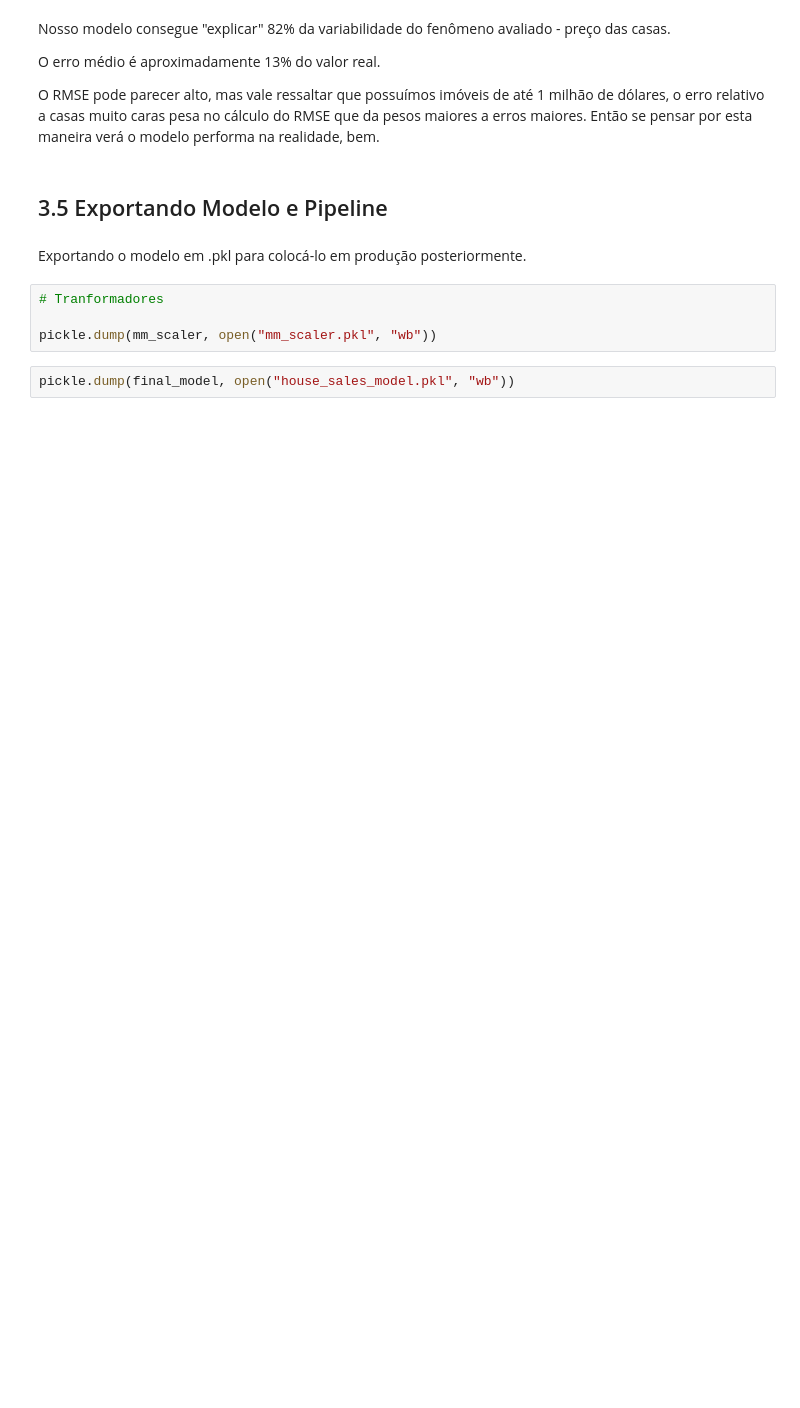
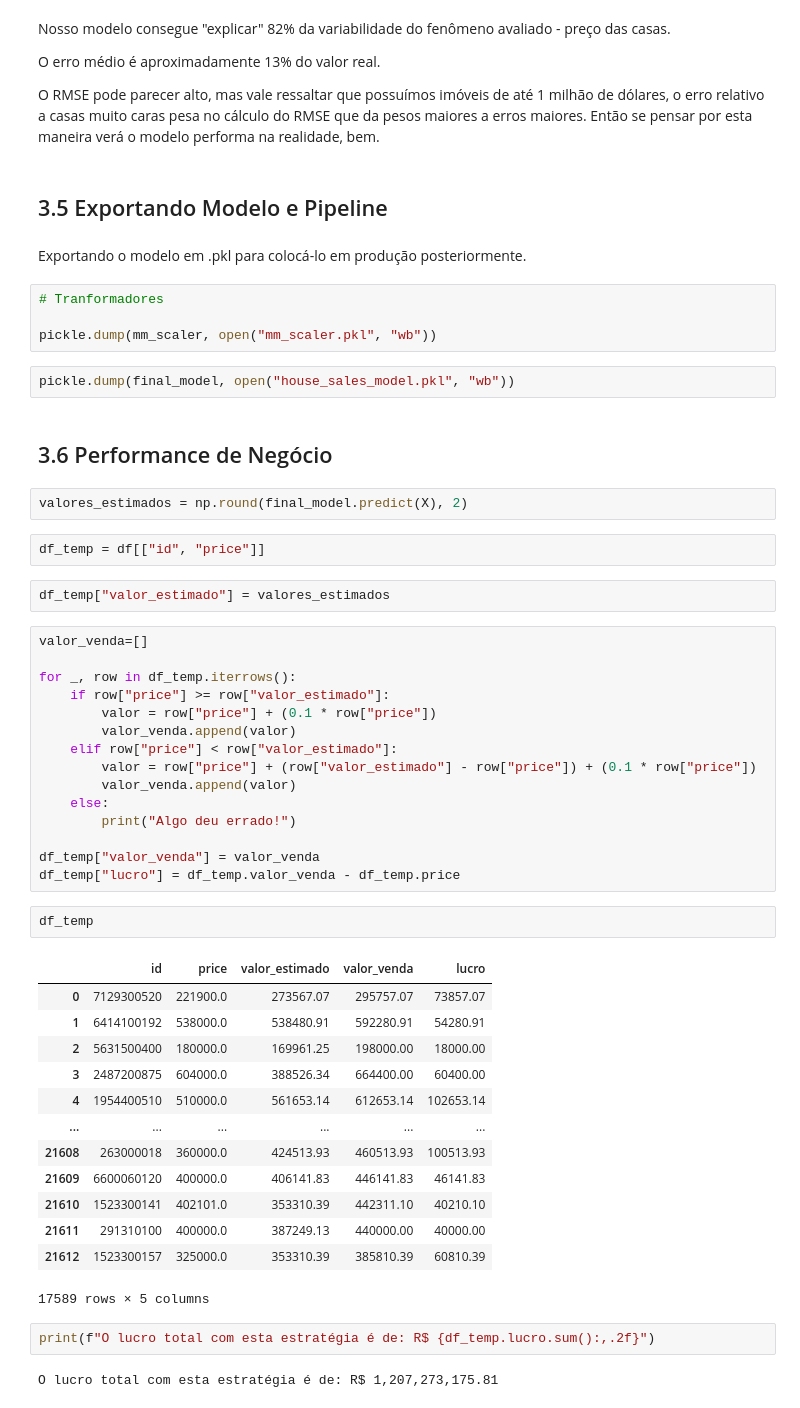
Before and after one commit to leorviana/house_rocket_regression, a Jupyter notebook: house_rocket_regression.ipynb, the cells around one changed output. Cells and saved outputs as stored; diff of their text form; blank space fills up the shorter version.

```diff
--- a/house_rocket_regression.ipynb
+++ b/house_rocket_regression.ipynb
@@ -332,3 +331,46 @@ Exportando o modelo em .pkl para colocá-lo em produção posteriormente.
 pickle.dump(mm_scaler, open("mm_scaler.pkl", "wb"))
 # %%
 pickle.dump(final_model, open("house_sales_model.pkl", "wb"))
+# %% [markdown]
+## 3.6 Performance de Negócio
+# %%
+valores_estimados = np.round(final_model.predict(X), 2)
+# %%
+df_temp = df[["id", "price"]]
+# %%
+df_temp["valor_estimado"] = valores_estimados
+# %%
+valor_venda=[]
+
+for _, row in df_temp.iterrows():
+    if row["price"] >= row["valor_estimado"]:
+        valor = row["price"] + (0.1 * row["price"])
+        valor_venda.append(valor)
+    elif row["price"] < row["valor_estimado"]:
+        valor = row["price"] + (row["valor_estimado"] - row["price"]) + (0.1 * row["price"])
+        valor_venda.append(valor)
+    else:
+        print("Algo deu errado!")
+
+df_temp["valor_venda"] = valor_venda
+df_temp["lucro"] = df_temp.valor_venda - df_temp.price
+# %%
+df_temp
+# %% [output]
+|  | id | price | valor_estimado | valor_venda | lucro |
+| 0 | 7129300520 | 221900.0 | 273567.07 | 295757.07 | 73857.07 |
+| 1 | 6414100192 | 538000.0 | 538480.91 | 592280.91 | 54280.91 |
+| 2 | 5631500400 | 180000.0 | 169961.25 | 198000.00 | 18000.00 |
+| 3 | 2487200875 | 604000.0 | 388526.34 | 664400.00 | 60400.00 |
+| 4 | 1954400510 | 510000.0 | 561653.14 | 612653.14 | 102653.14 |
+| ... | ... | ... | ... | ... | ... |
+| 21608 | 263000018 | 360000.0 | 424513.93 | 460513.93 | 100513.93 |
+| 21609 | 6600060120 | 400000.0 | 406141.83 | 446141.83 | 46141.83 |
+| 21610 | 1523300141 | 402101.0 | 353310.39 | 442311.10 | 40210.10 |
+| 21611 | 291310100 | 400000.0 | 387249.13 | 440000.00 | 40000.00 |
+| 21612 | 1523300157 | 325000.0 | 353310.39 | 385810.39 | 60810.39 |
+17589 rows × 5 columns
+# %%
+print(f"O lucro total com esta estratégia é de: R$ {df_temp.lucro.sum():,.2f}")
+# %% [output]
+O lucro total com esta estratégia é de: R$ 1,207,273,175.81
```
Also changed, not shown: parts of 6 cells of this notebook, 1 other file.
